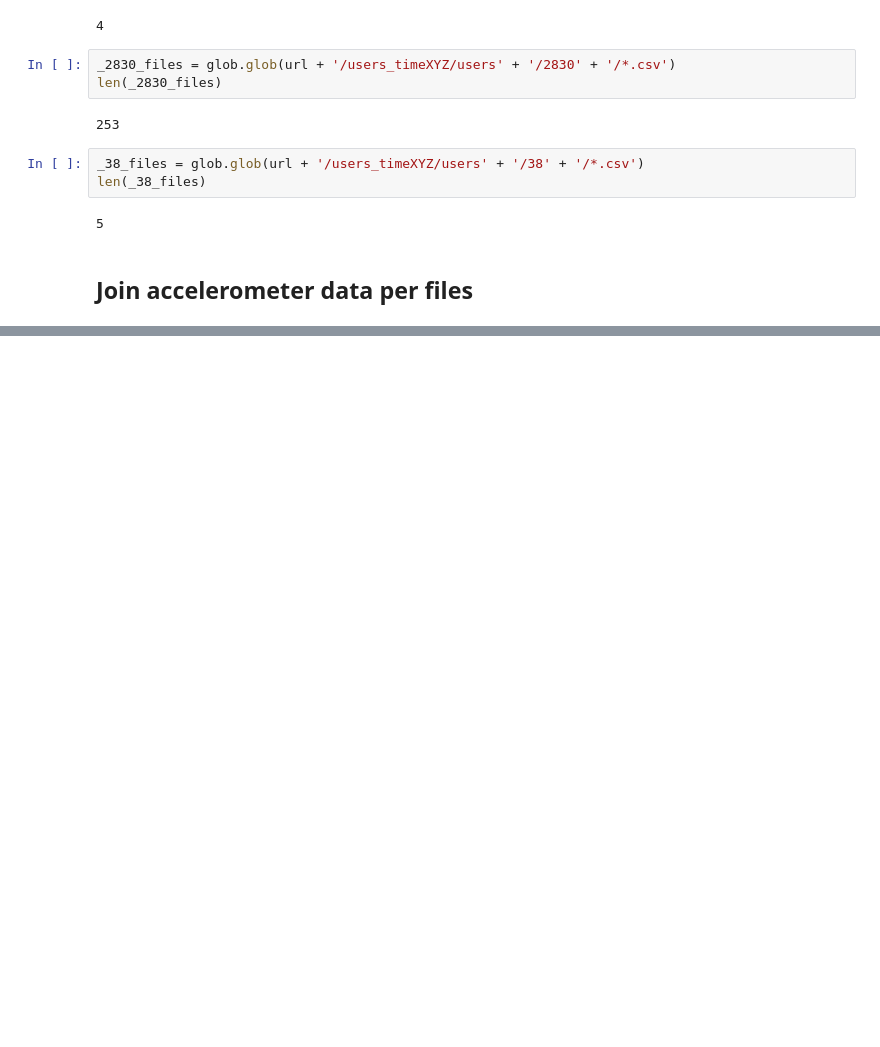
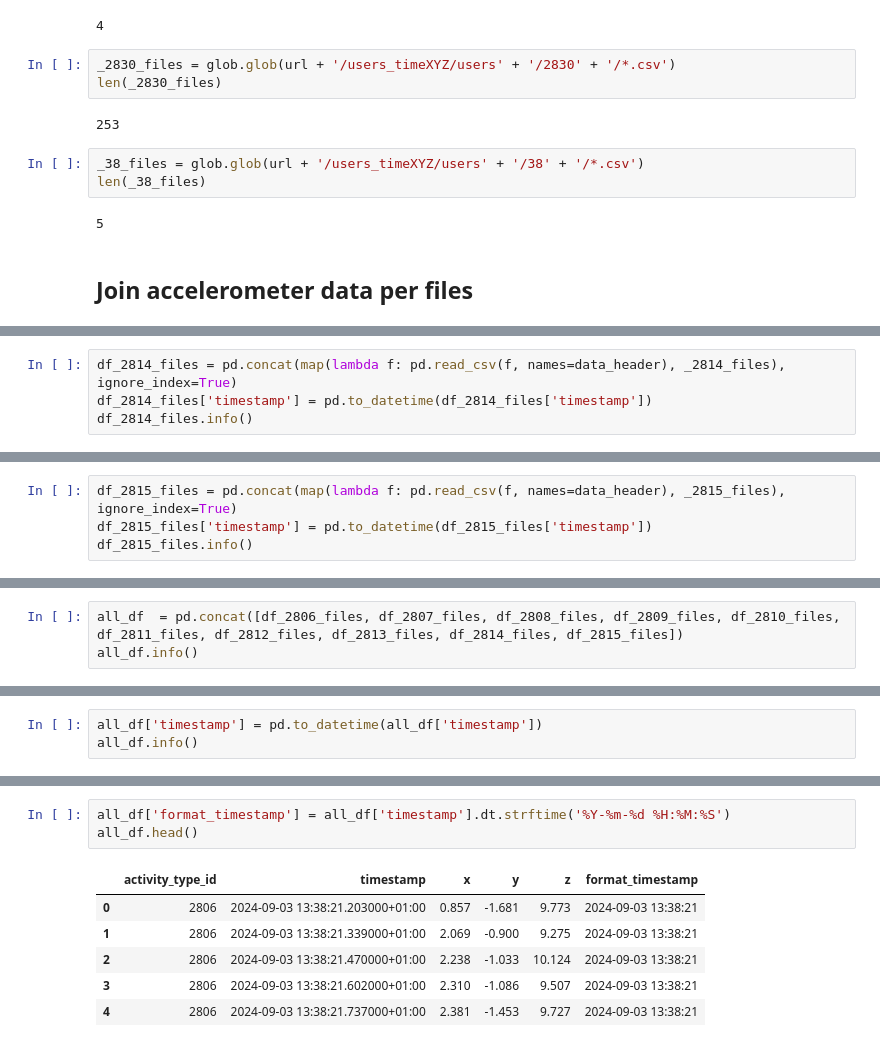
Before and after one commit to as-arthur/Tremor-GO_YOUNG, a Jupyter notebook: GO_YOUNG_working_with_data.ipynb, the cells around one changed output, grey strips where cells are left out. Saved outputs shown, nothing was run; the diff lists cells and outputs as text; blank space fills up the shorter version.

```diff
--- a/GO_YOUNG_working_with_data.ipynb
+++ b/GO_YOUNG_working_with_data.ipynb
@@ -138,0 +366,4 @@ _2803_files
+# %%
+df_2814_files = pd.concat(map(lambda f: pd.read_csv(f, names=data_header), _2814_files), ignore_index=True)
+df_2814_files['timestamp'] = pd.to_datetime(df_2814_files['timestamp'])
+df_2814_files.info()
@@ -138,0 +383,4 @@ _2803_files
+# %%
+df_2815_files = pd.concat(map(lambda f: pd.read_csv(f, names=data_header), _2815_files), ignore_index=True)
+df_2815_files['timestamp'] = pd.to_datetime(df_2815_files['timestamp'])
+df_2815_files.info()
@@ -138,0 +473,3 @@ _2803_files
+# %%
+all_df  = pd.concat([df_2806_files, df_2807_files, df_2808_files, df_2809_files, df_2810_files, df_2811_files, df_2812_files, df_2813_files, df_2814_files, df_2815_files])
+all_df.info()
@@ -138,0 +489,3 @@ _2803_files
+# %%
+all_df['timestamp'] = pd.to_datetime(all_df['timestamp'])
+all_df.info()
@@ -138,0 +545,10 @@ _2803_files
+# %%
+all_df['format_timestamp'] = all_df['timestamp'].dt.strftime('%Y-%m-%d %H:%M:%S')
+all_df.head()
+# %% [output]
+|  | activity_type_id | timestamp | x | y | z | format_timestamp |
+| 0 | 2806 | 2024-09-03 13:38:21.203000+01:00 | 0.857 | -1.681 | 9.773 | 2024-09-03 13:38:21 |
+| 1 | 2806 | 2024-09-03 13:38:21.339000+01:00 | 2.069 | -0.900 | 9.275 | 2024-09-03 13:38:21 |
+| 2 | 2806 | 2024-09-03 13:38:21.470000+01:00 | 2.238 | -1.033 | 10.124 | 2024-09-03 13:38:21 |
+| 3 | 2806 | 2024-09-03 13:38:21.602000+01:00 | 2.310 | -1.086 | 9.507 | 2024-09-03 13:38:21 |
+| 4 | 2806 | 2024-09-03 13:38:21.737000+01:00 | 2.381 | -1.453 | 9.727 | 2024-09-03 13:38:21 |
```
Also changed, not shown: parts of 39 cells of this notebook.
